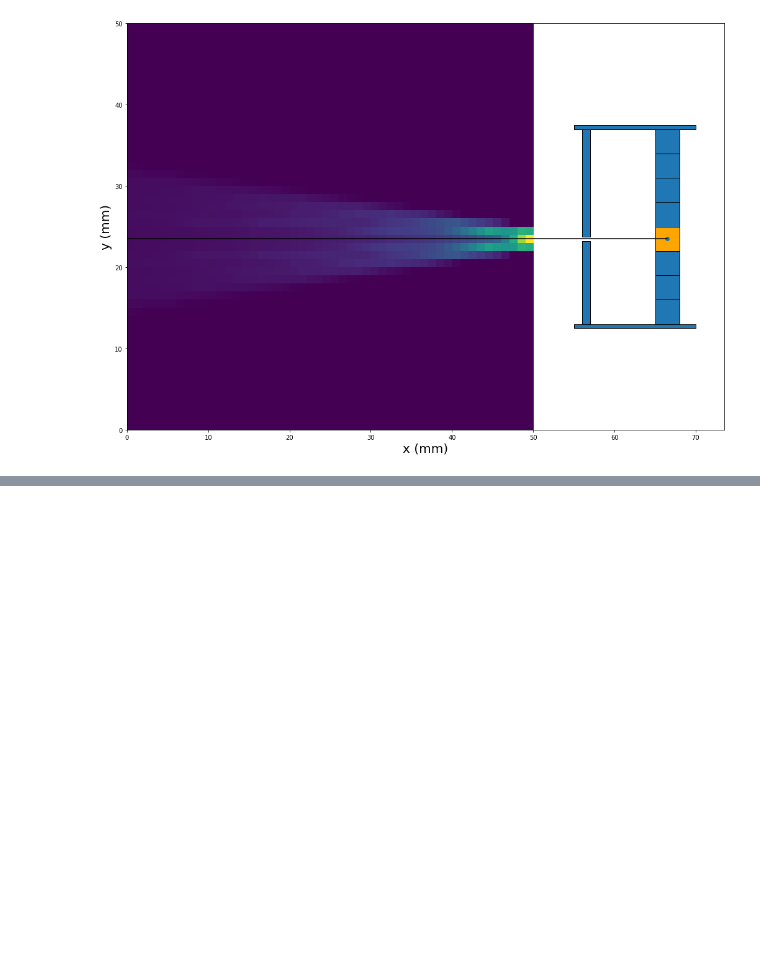
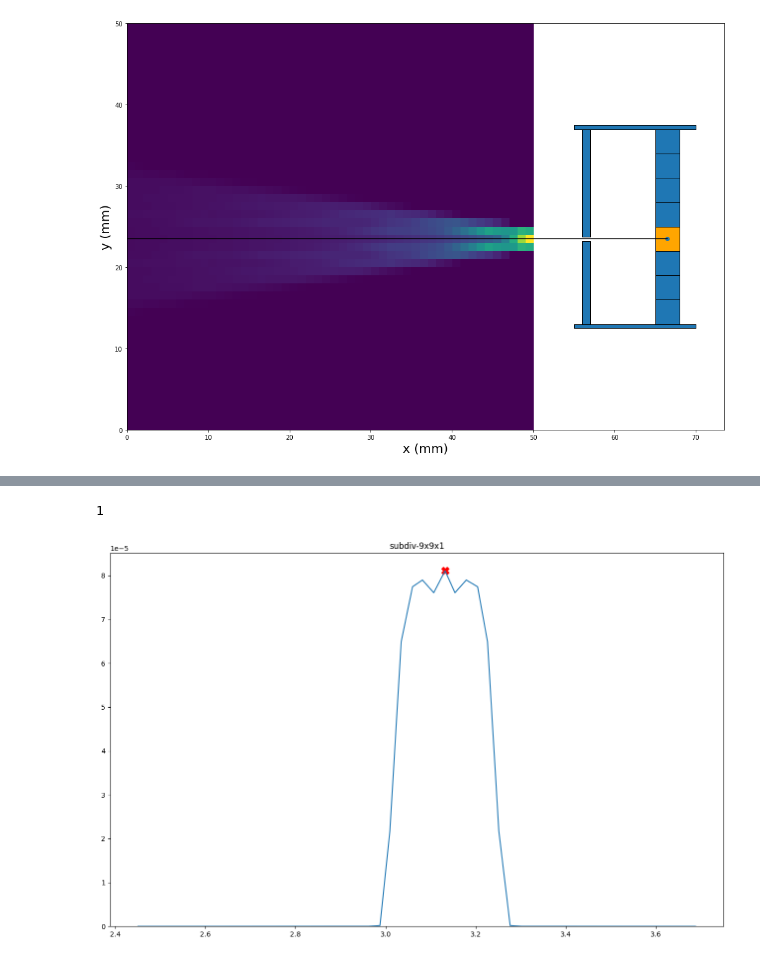
Before and after one commit to spebt/pymatana, a Jupyter notebook: PPDF_Analysis/angular-projection.ipynb, the cells around one changed output, grey strips where cells are left out. Saved outputs shown, nothing was run; the diff lists cells and outputs as text; code cells hidden in the pictures; blank space fills up the shorter version.

```diff
--- a/PPDF_Analysis/angular-projection.ipynb
+++ b/PPDF_Analysis/angular-projection.ipynb
@@ -195,0 +191,15 @@ IndexError: only integers, slices (`:`), ellipsis (`...`), numpy.newaxis (`None`
+# %%
+maximum60p=max(signal)*0.6
+peaks, peak_prop = find_peaks(signal, height=0, prominence= maximum60p)
+plt.rcParams["figure.figsize"] = (16,10)
+plt.rcParams["figure.dpi"] = 100
+fig, ax = plt.subplots()
+ax.plot(thetas,signal)
+ax.scatter(thetas[peaks], signal[peaks],marker="X",s=120,color="r")
+ax.set_title(identifier)
+# ymin,ymax = ax.get_ylim()
+ax.set_ylim(0)
+print(len(peaks))
+# %% [output]
+1
+[figure, added]
```
Also changed, not shown: parts of 7 cells of this notebook, 1 other file.
